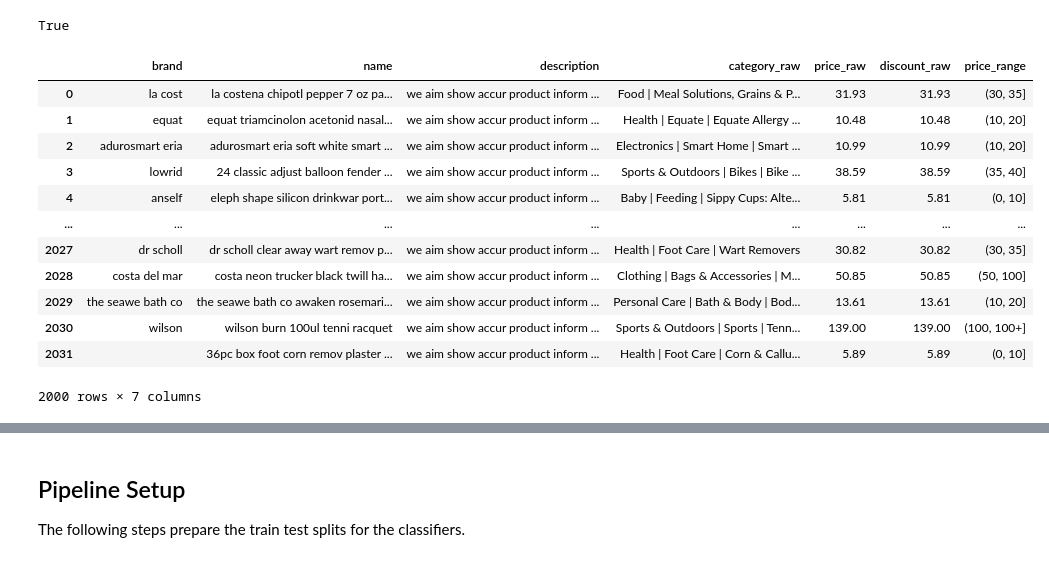
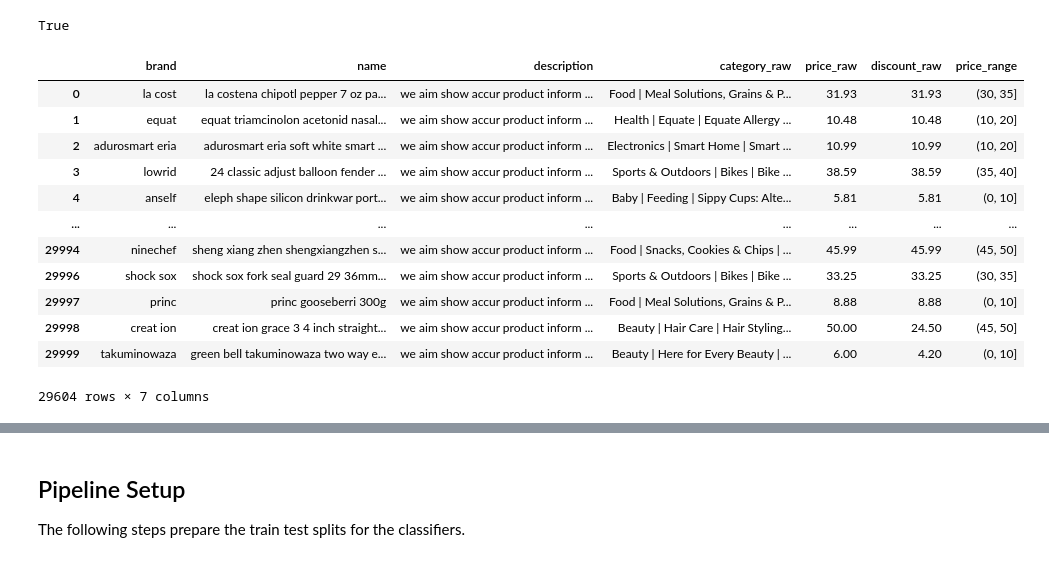
Before and after one commit to rimij405/ISTE780_Project, a Jupyter notebook: notebooks/0.3.1-rimij405-model-performance.ipynb, the cells around one changed output, grey strips where cells are left out. Saved outputs shown, nothing was run; the diff lists cells and outputs as text; code cells hidden in the pictures.

```diff
--- a/notebooks/0.3.1-rimij405-model-performance.ipynb
+++ b/notebooks/0.3.1-rimij405-model-performance.ipynb
@@ -78,23 +78,23 @@ def clean_text(feature):
     return " ".join([stemmer.stem(i) for i in regex.sub("[^a-zA-Z0-9]", " ", feature).split() if i not in words]).lower()
 # %%
 # Clean the brand, name, and description fields.
-products = products_raw.iloc[:2000,].copy()
+products = products_raw.copy() #.iloc[:,].copy()
 products['name'] = products.name.fillna("").apply(clean_text)
 products['brand'] = products.brand.fillna("").apply(clean_text)
 products['description'] = products.description.fillna("").apply(clean_text)
 products['category_raw'] = products.category_raw.fillna("")
 display(products)
 # %% [output]
 |  | brand | name | description | category_raw | price_raw | discount_raw | price_range |
 | 0 | la cost | la costena chipotl pepper 7 oz pa... | we aim show accur product inform ... | Food | Meal Solutions, Grains & P... | 31.93 | 31.93 | (30, 35] |
 | 1 | equat | equat triamcinolon acetonid nasal... | we aim show accur product inform ... | Health | Equate | Equate Allergy ... | 10.48 | 10.48 | (10, 20] |
 | 2 | adurosmart eria | adurosmart eria soft white smart ... | we aim show accur product inform ... | Electronics | Smart Home | Smart ... | 10.99 | 10.99 | (10, 20] |
 | 3 | lowrid | 24 classic adjust balloon fender ... | we aim show accur product inform ... | Sports & Outdoors | Bikes | Bike ... | 38.59 | 38.59 | (35, 40] |
 | 4 | anself | eleph shape silicon drinkwar port... | we aim show accur product inform ... | Baby | Feeding | Sippy Cups: Alte... | 5.81 | 5.81 | (0, 10] |
 | ... | ... | ... | ... | ... | ... | ... | ... |
-| 2027 | dr scholl | dr scholl clear away wart remov p... | we aim show accur product inform ... | Health | Foot Care | Wart Removers | 30.82 | 30.82 | (30, 35] |
-| 2028 | costa del mar | costa neon trucker black twill ha... | we aim show accur product inform ... | Clothing | Bags & Accessories | M... | 50.85 | 50.85 | (50, 100] |
-| 2029 | the seawe bath co | the seawe bath co awaken rosemari... | we aim show accur product inform ... | Personal Care | Bath & Body | Bod... | 13.61 | 13.61 | (10, 20] |
-| 2030 | wilson | wilson burn 100ul tenni racquet | we aim show accur product inform ... | Sports & Outdoors | Sports | Tenn... | 139.00 | 139.00 | (100, 100+] |
-| 2031 |  | 36pc box foot corn remov plaster ... | we aim show accur product inform ... | Health | Foot Care | Corn & Callu... | 5.89 | 5.89 | (0, 10] |
+| 29994 | ninechef | sheng xiang zhen shengxiangzhen s... | we aim show accur product inform ... | Food | Snacks, Cookies & Chips | ... | 45.99 | 45.99 | (45, 50] |
+| 29996 | shock sox | shock sox fork seal guard 29 36mm... | we aim show accur product inform ... | Sports & Outdoors | Bikes | Bike ... | 33.25 | 33.25 | (30, 35] |
+| 29997 | princ | princ gooseberri 300g | we aim show accur product inform ... | Food | Meal Solutions, Grains & P... | 8.88 | 8.88 | (0, 10] |
+| 29998 | creat ion | creat ion grace 3 4 inch straight... | we aim show accur product inform ... | Beauty | Hair Care | Hair Styling... | 50.00 | 24.50 | (45, 50] |
+| 29999 | takuminowaza | green bell takuminowaza two way e... | we aim show accur product inform ... | Beauty | Here for Every Beauty | ... | 6.00 | 4.20 | (0, 10] |
-2000 rows × 7 columns
+29604 rows × 7 columns
```
Also changed, not shown: parts of 36 cells of this notebook, 1 other file.
